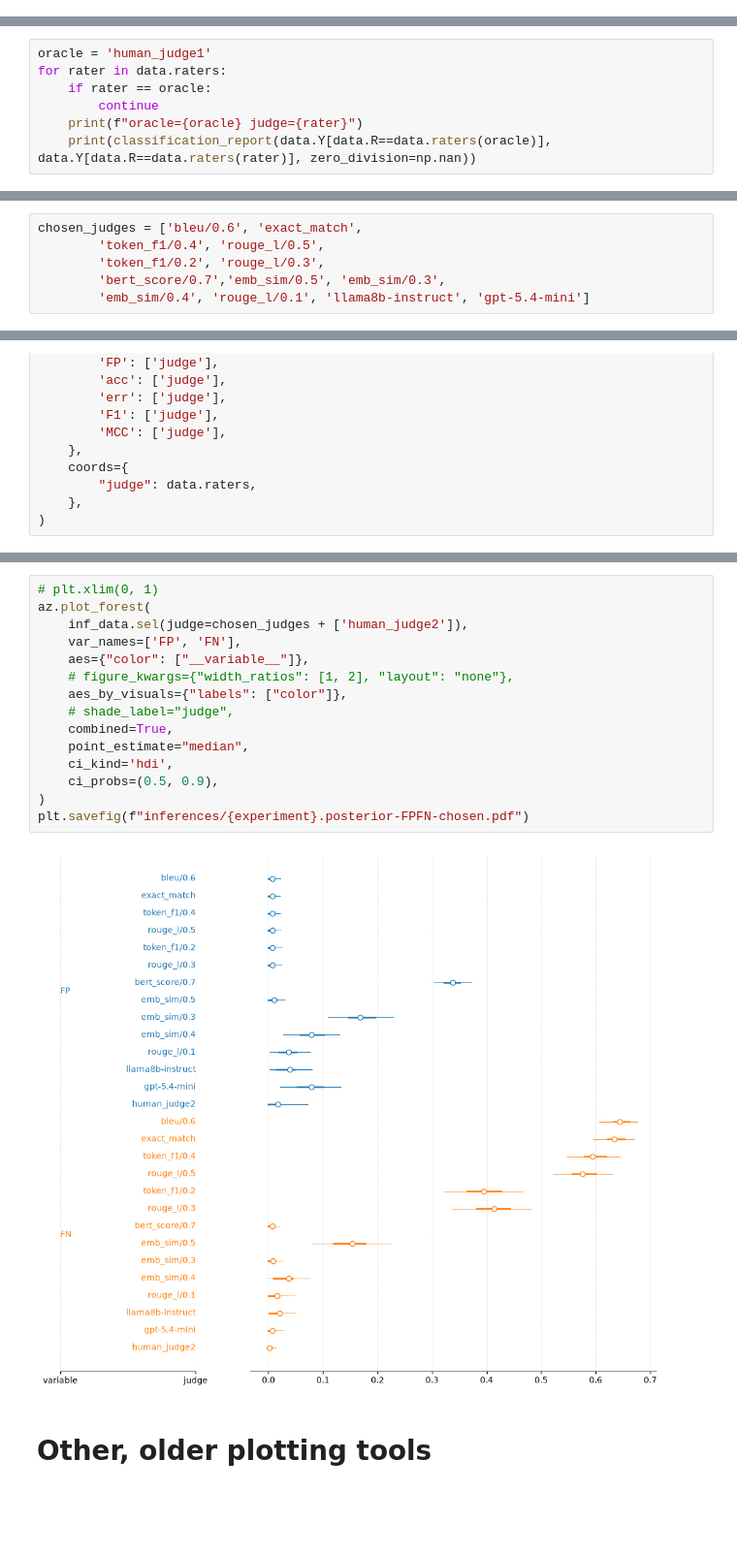
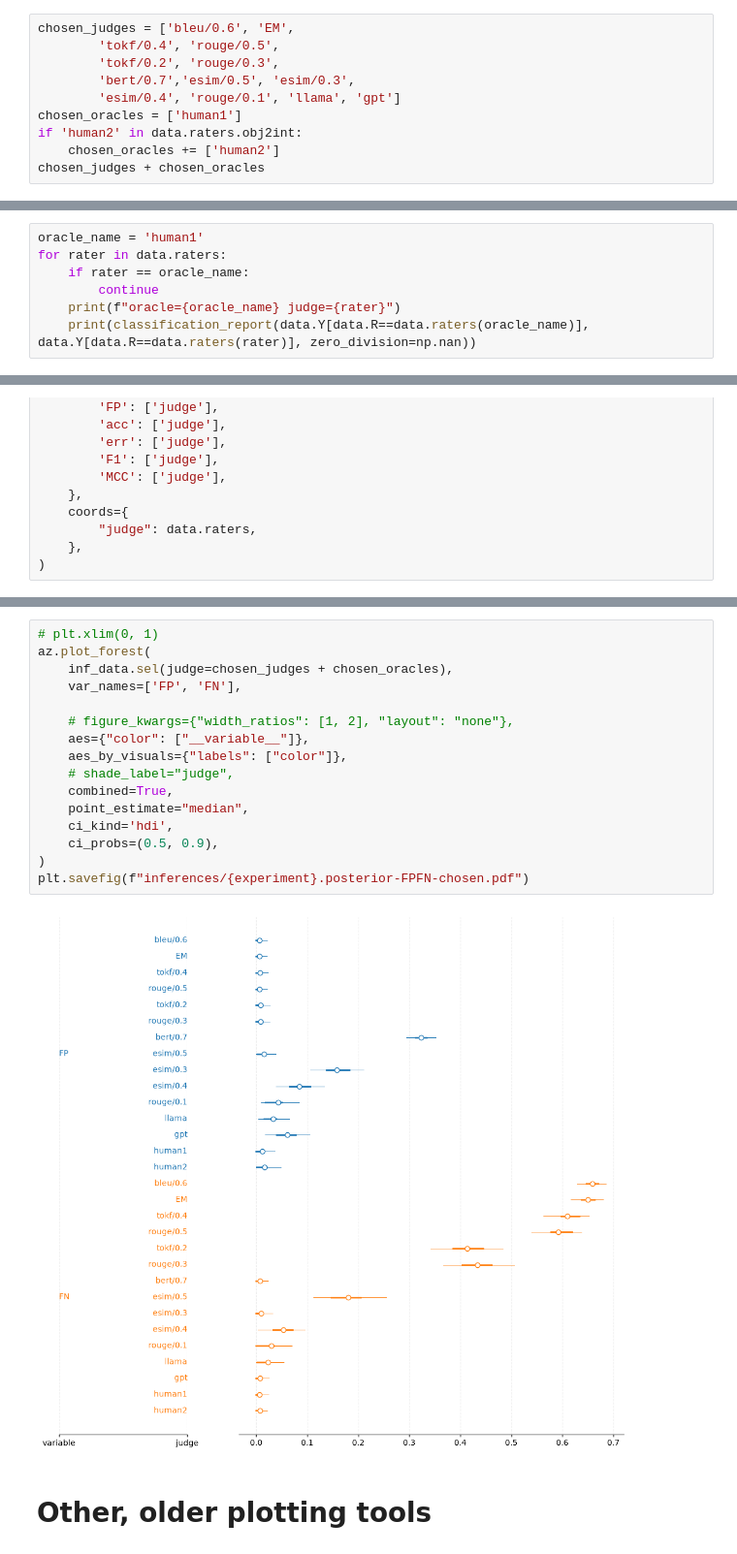
Before and after one commit to probabll/buqeval, a Jupyter notebook: BDA-F1.ipynb, the cells around one changed output, grey strips where cells are left out. Shown at 97% size. Cells and saved outputs as stored; diff of their text form; blank space fills up the shorter version.

```diff
--- a/BDA-F1.ipynb
+++ b/BDA-F1.ipynb
@@ -272 +284,11 @@ Analysing 100 items and 50 raters
 items=(5000,) raters=(5000,) labels=(5000,)
+# %%
+chosen_judges = ['bleu/0.6', 'EM',
+        'tokf/0.4', 'rouge/0.5',
+        'tokf/0.2', 'rouge/0.3',
+        'bert/0.7','esim/0.5', 'esim/0.3',
+        'esim/0.4', 'rouge/0.1', 'llama', 'gpt']
+chosen_oracles = ['human1']
+if 'human2' in data.raters.obj2int:
+    chosen_oracles += ['human2']
+chosen_judges + chosen_oracles
@@ -278,10 +316,10 @@ items=(5000,) raters=(5000,) labels=(5000,)
 import sklearn
 from sklearn.metrics import roc_auc_score, accuracy_score, classification_report
 # %%
-oracle = 'human_judge1'
+oracle_name = 'human1'
 for rater in data.raters:
-    if rater == oracle:
+    if rater == oracle_name:
         continue
-    print(f"oracle={oracle} judge={rater}")
-    print(classification_report(data.Y[data.R==data.raters(oracle)], data.Y[data.R==data.raters(rater)], zero_division=np.nan))
+    print(f"oracle={oracle_name} judge={rater}")
+    print(classification_report(data.Y[data.R==data.raters(oracle_name)], data.Y[data.R==data.raters(rater)], zero_division=np.nan))
 # %% [output]
@@ -482,12 +536,6 @@ for rid, rname in enumerate(data.raters):
     # print(sname, predaccs.mean(), predaccs.std())
     # _ = plt.xlabel("Predictive accuracy")
 # _ = plt.legend()
-# %%
-chosen_judges = ['bleu/0.6', 'exact_match',
-        'token_f1/0.4', 'rouge_l/0.5',
-        'token_f1/0.2', 'rouge_l/0.3',
-        'bert_score/0.7','emb_sim/0.5', 'emb_sim/0.3',
-        'emb_sim/0.4', 'rouge_l/0.1', 'llama8b-instruct', 'gpt-5.4-mini']
 # %%
 pred_data = az.from_dict(
     {
@@ -644,20 +712,21 @@ _ = plt.savefig(f"inferences/{experiment}.posterior-F1-chosen.pdf")
 # %%
 # plt.xlim(0, 1)
 az.plot_forest(
-    inf_data.sel(judge=chosen_judges + ['human_judge2']),
+    inf_data.sel(judge=chosen_judges + chosen_oracles),
     var_names=['FP', 'FN'],
+
+    # figure_kwargs={"width_ratios": [1, 2], "layout": "none"},
     aes={"color": ["__variable__"]},
-    # figure_kwargs={"width_ratios": [1, 2], "layout": "none"},
     aes_by_visuals={"labels": ["color"]},
     # shade_label="judge",
     combined=True,
     point_estimate="median",
     ci_kind='hdi',
     ci_probs=(0.5, 0.9),
 )
 plt.savefig(f"inferences/{experiment}.posterior-FPFN-chosen.pdf")
 # %% [output]
-[figure, old version]
+[figure, new version]
 # %% [markdown]
 # Other, older plotting tools
 # %%
```
Also changed, not shown: parts of 20 cells of this notebook, 10 other files.
